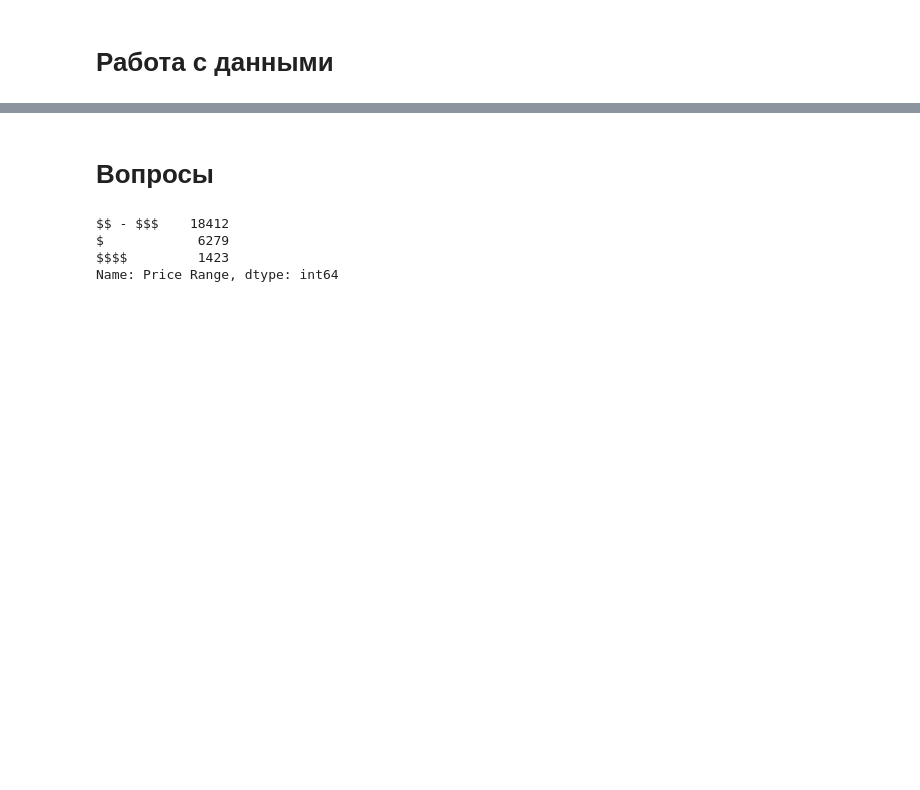
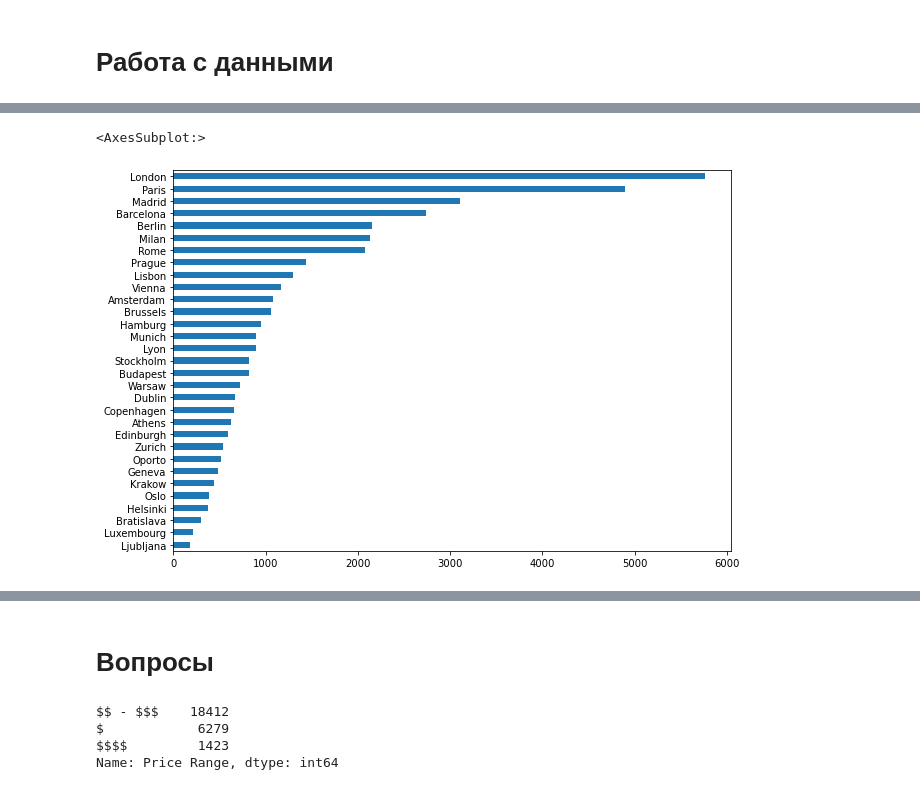
Before and after one commit to g0dzef/ML, a Jupyter notebook: module_3/TripAdvisor.ipynb, the cells around one changed output, grey strips where cells are left out. Drawn from its saved outputs; the diff is of its cells as text; code cells hidden in the pictures; blank space fills up the shorter version.

```diff
--- a/module_3/TripAdvisor.ipynb
+++ b/module_3/TripAdvisor.ipynb
@@ -135,0 +345,5 @@ df.columns = map(str.lower, df.columns.str.replace(' ','_',regex=True))
+# %%
+df_train['City'].value_counts(ascending=True).plot(kind='barh')
+# %% [output]
+<AxesSubplot:>
+[figure, added]
```
Also changed, not shown: parts of 66 cells of this notebook.
